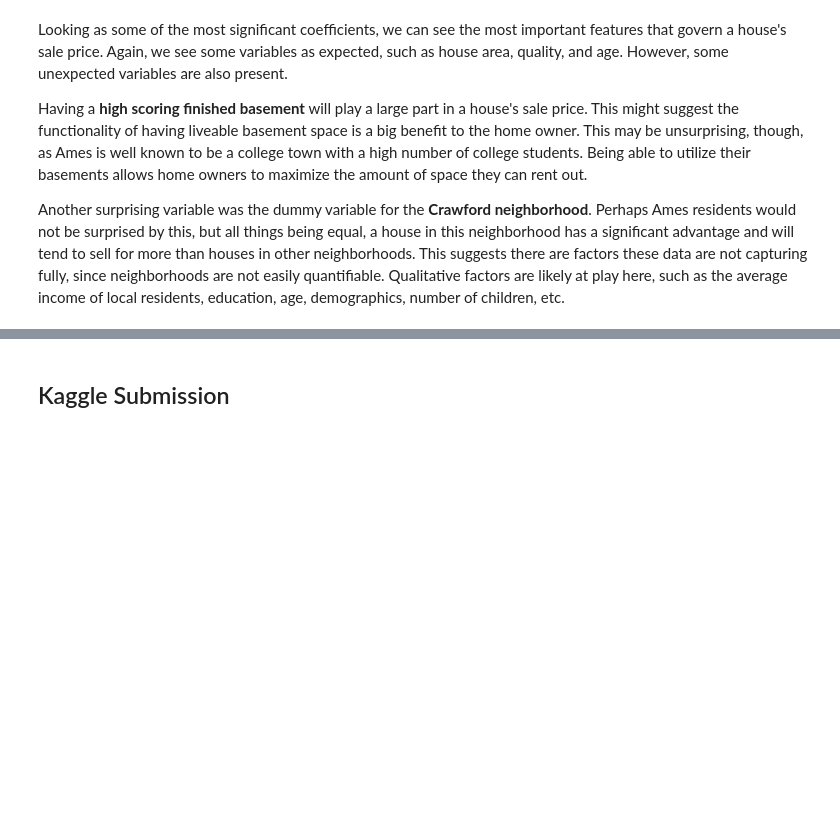
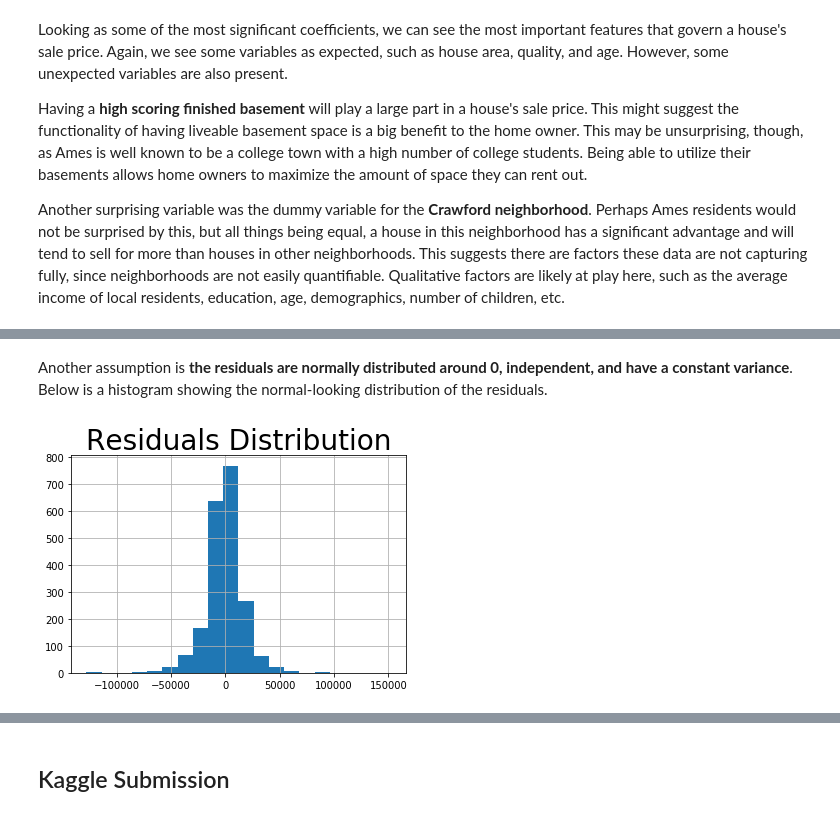
Before and after one commit to Shaddyjr/predicting_housing_salePrice, a Jupyter notebook: project_2_notebook_final.ipynb, the cells around one changed output, grey strips where cells are left out. Saved outputs shown, nothing was run; the diff lists cells and outputs as text; code cells hidden in the pictures; blank space fills up the shorter version.

```diff
--- a/project_2_notebook_final.ipynb
+++ b/project_2_notebook_final.ipynb
@@ -592,0 +615,7 @@ Another surprising variable was the dummy variable for the __Crawford neighborho
+# %% [markdown]
+Another assumption is __the residuals are normally distributed around 0, independent, and have a constant variance__. Below is a histogram showing the normal-looking distribution of the residuals.
+# %%
+plt.title("Residuals Distribution", fontsize = 28)
+resids.hist(bins = 20);
+# %% [output]
+[figure, added]
```
Also changed, not shown: parts of 9 cells of this notebook.
